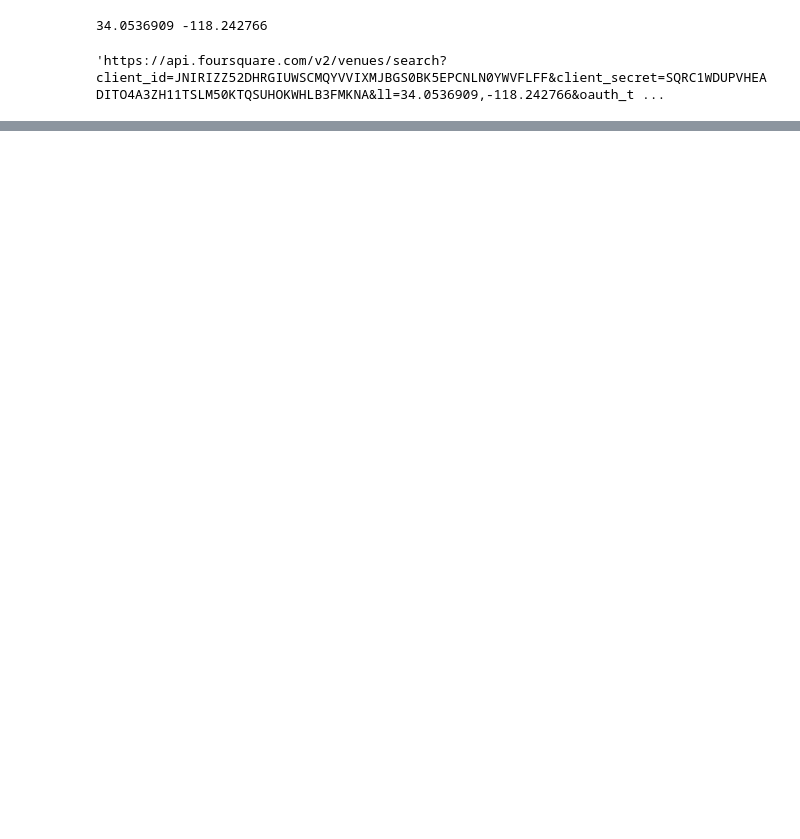
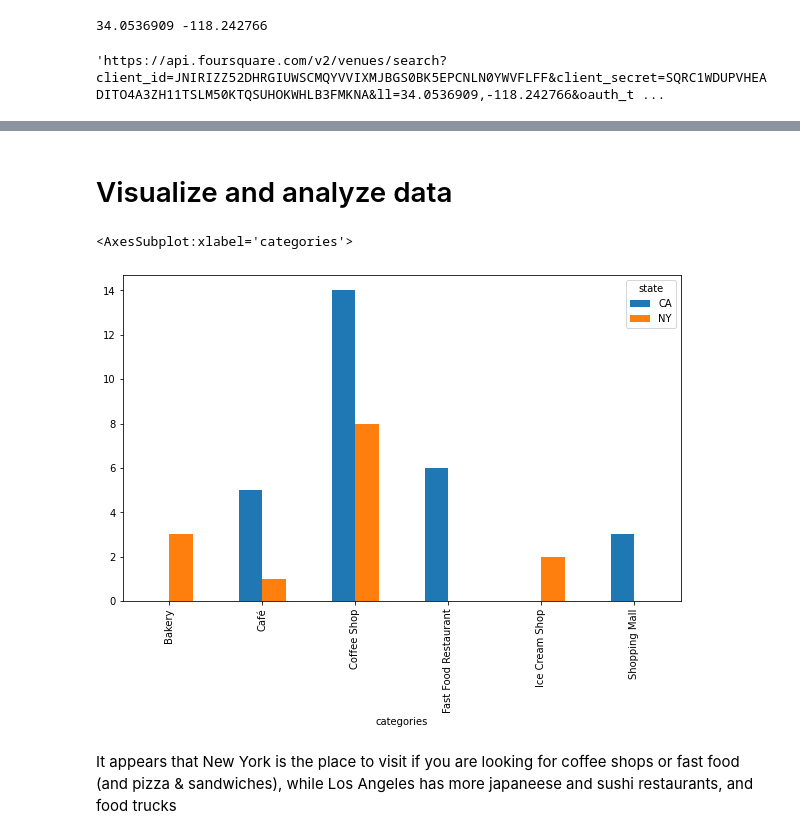
Before and after one commit to tobiasroos/coursera_capstone, a Jupyter notebook: ADSC-W4.ipynb, the cells around one changed output, grey strips where cells are left out. Drawn from its saved outputs; the diff is of its cells as text; code cells hidden in the pictures; blank space fills up the shorter version.

```diff
--- a/ADSC-W4.ipynb
+++ b/ADSC-W4.ipynb
@@ -188,0 +309,6 @@ df_concatecate
+# %%
+#Foursquare appears to use different naming for the state - rename to ensure consistency
+df_group_one['state']=df_group_one['state'].replace(['New York'],'NY')
+df_group_one['state']=df_group_one['state'].replace(['California'],'CA')
+df_group_one = df_group_one.loc[df_group_one['state'].isin(['NY','CA'])]
+df_group_one
@@ -188,0 +339,4 @@ df_concatecate
+# %%
+#Create a pivot table from the grouped dataframe with the count of each category for each state
+grouped_pivot = df_group_one.pivot_table(index='categories',columns='state',aggfunc=len)
+grouped_pivot
@@ -188,0 +367,4 @@ df_concatecate
+# %%
+#Replace NaN with 0's
+grouped_pivot=grouped_pivot.fillna(0)
+grouped_pivot
@@ -188,0 +390,4 @@ df_concatecate
+# %%
+#Filter out categories where the difference in categories is less than 3
+new_df=grouped_pivot.loc[abs(grouped_pivot['NY']-grouped_pivot['CA'])>1]
+new_df
@@ -188,0 +403,9 @@ df_concatecate
+# %% [markdown]
+# Visualize and analyze data
+# %%
+new_df.plot(kind='bar', figsize=(10, 6),)
+# %% [output]
+<AxesSubplot:xlabel='categories'>
+[figure, added]
+# %% [markdown]
+It appears that New York is the place to visit if you are looking for coffee shops or fast food (and pizza & sandwiches), while Los Angeles has more japaneese and sushi restaurants, and food trucks
```
Also changed, not shown: parts of 23 cells of this notebook.
